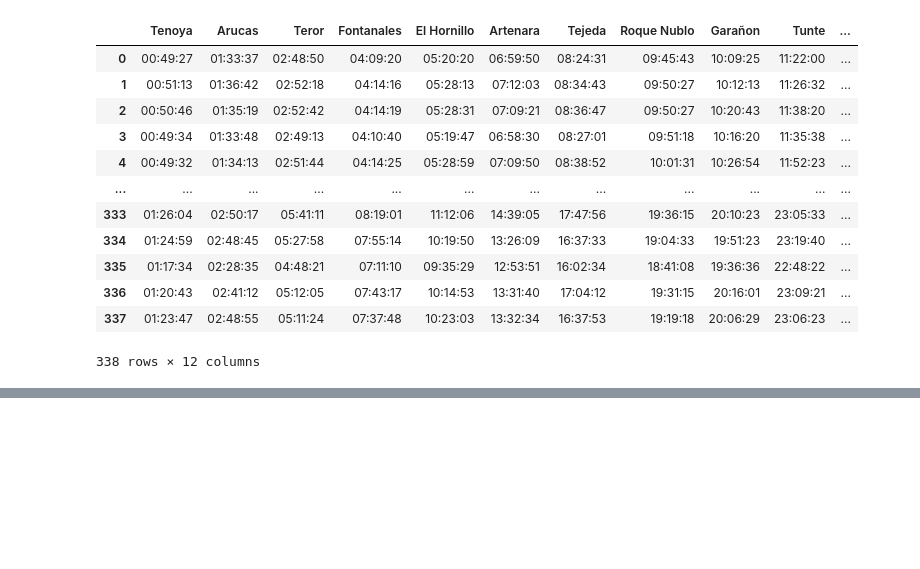
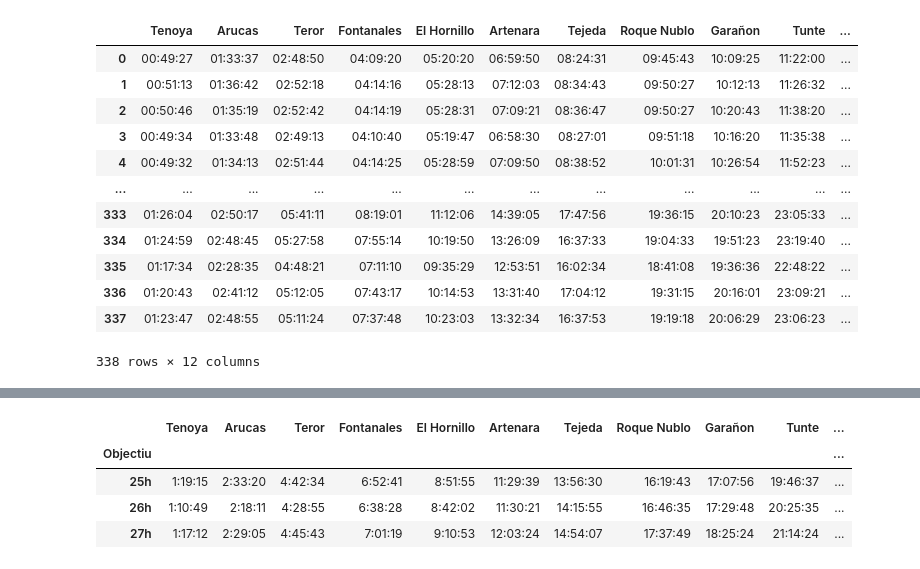
Before and after one commit to Victorivus/MLTrail, a Jupyter notebook: examples/Transgrancanaria 2023 - Analysis.ipynb, the cells around one changed output, grey strips where cells are left out. Drawn from its saved outputs; the diff is of its cells as text; code cells hidden in the pictures; blank space fills up the shorter version.

```diff
--- a/examples/Transgrancanaria 2023 - Analysis.ipynb
+++ b/examples/Transgrancanaria 2023 - Analysis.ipynb
@@ -167,0 +165,23 @@ rs.plotControlPoints(paces,xrotate=True,inverty=True)
+# %%
+table_objs=[]
+for t in ['25:00:00', '26:00:00', '27:00:00']:
+    objectivePosition = rs.getClosestTimeToObjective(t)
+    rs.setObjective(objectivePosition)
+    obj = rs.getObjectivePaces()
+    mean_obj = rs.getObjectiveMeanTimes()
+    table_objs.append(mean_obj)
+#mean_obj[mean_obj.columns[:7]]
+
+index = ['25h', '26h', '27h']
+
+mean_obj = pd.concat([table_objs[0],table_objs[1],table_objs[2]],ignore_index=True).rename(columns={'Meta Parque Sur' : 'Meta'})#, axis=1)
+mean_obj['Objectiu'] = index
+mean_obj.set_index('Objectiu',inplace=True)
+
+mean_obj
+# %% [output]
+|  | Tenoya | Arucas | Teror | Fontanales | El Hornillo | Artenara | Tejeda | Roque Nublo | Garañon | Tunte | ... |
+| Objectiu |  |  |  |  |  |  |  |  |  |  | ... |
+| 25h | 1:19:15 | 2:33:20 | 4:42:34 | 6:52:41 | 8:51:55 | 11:29:39 | 13:56:30 | 16:19:43 | 17:07:56 | 19:46:37 | ... |
+| 26h | 1:10:49 | 2:18:11 | 4:28:55 | 6:38:28 | 8:42:02 | 11:30:21 | 14:15:55 | 16:46:35 | 17:29:48 | 20:25:35 | ... |
+| 27h | 1:17:12 | 2:29:05 | 4:45:43 | 7:01:19 | 9:10:53 | 12:03:24 | 14:54:07 | 17:37:49 | 18:25:24 | 21:14:24 | ... |
```
Also changed, not shown: parts of 8 cells of this notebook, 1 other file.
